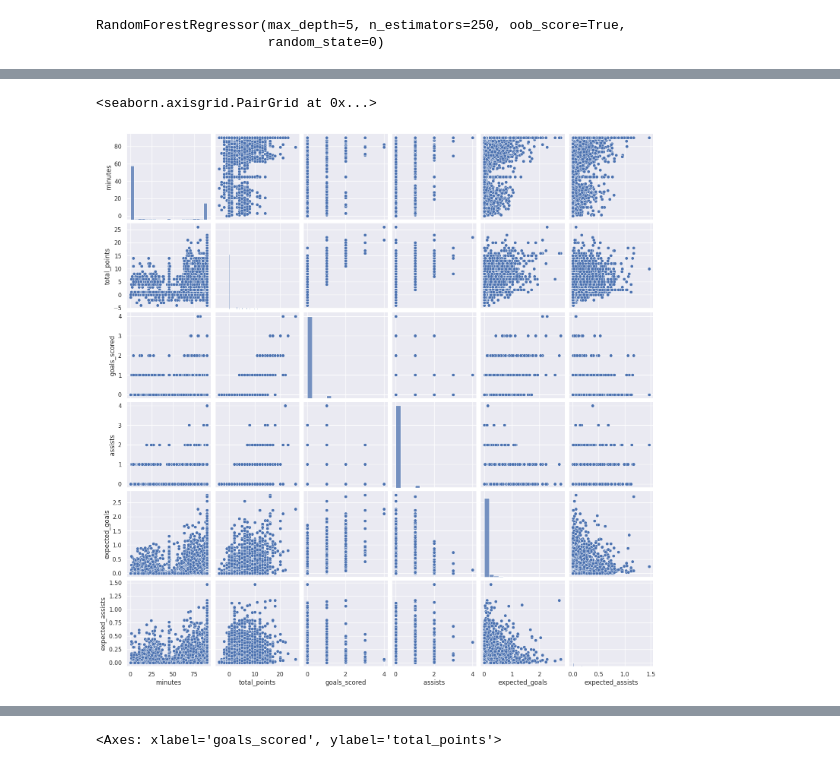
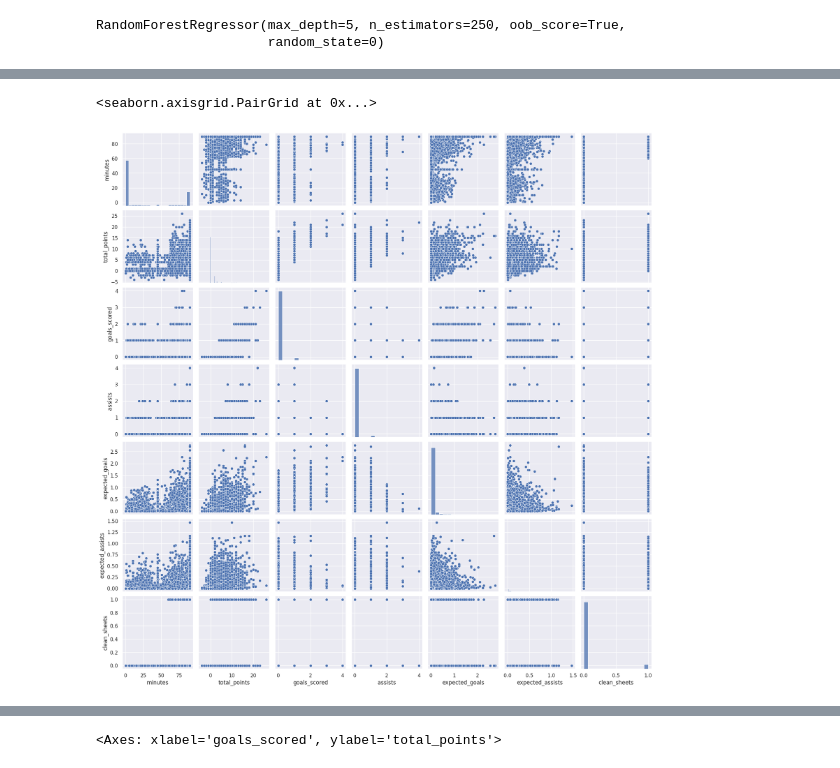
Before and after one commit to matgim1994/FPLAdvisor, a Jupyter notebook: prediction_template.ipynb, the cells around one changed output, grey strips where cells are left out. Saved outputs shown, nothing was run; the diff lists cells and outputs as text; code cells hidden in the pictures.

```diff
--- a/prediction_template.ipynb
+++ b/prediction_template.ipynb
@@ -337,11 +402,11 @@ Index(['element', 'opponent_team', 'was_home', 'minutes', 'total_points',
       dtype='object')
 # %%
 sns.set()
-cols = ['minutes', 'total_points', 'goals_scored', 'assists', 'expected_goals', 'expected_assists']
+cols = ['minutes', 'total_points', 'goals_scored', 'assists', 'expected_goals', 'expected_assists', 'clean_sheets']
 sns.pairplot(df[cols])
 # %% [output]
 <seaborn.axisgrid.PairGrid at 0x...>
-[figure, old version]
+[figure, new version]
 # %%
 sns.scatterplot(data = df, x = df.expected_goals, y = df.total_points)
 # %% [output]
```
Also changed, not shown: parts of 87 cells of this notebook, 4 other files.
